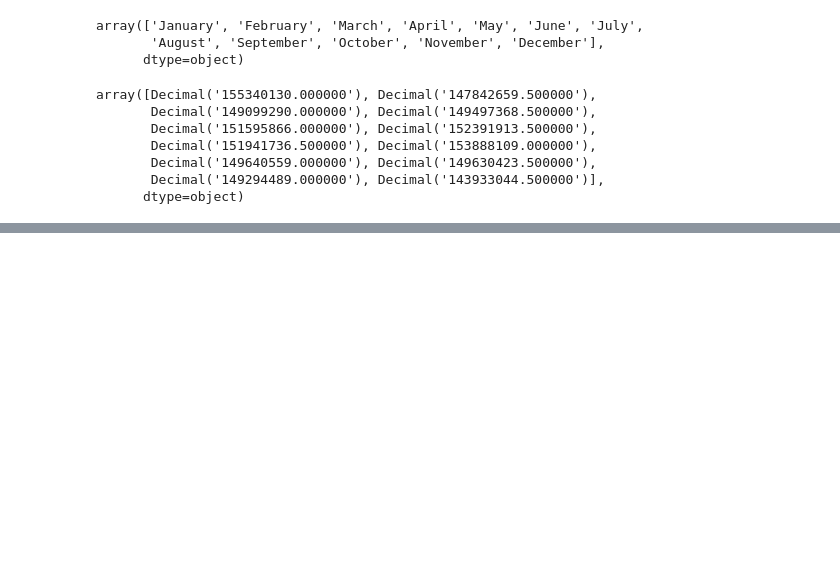
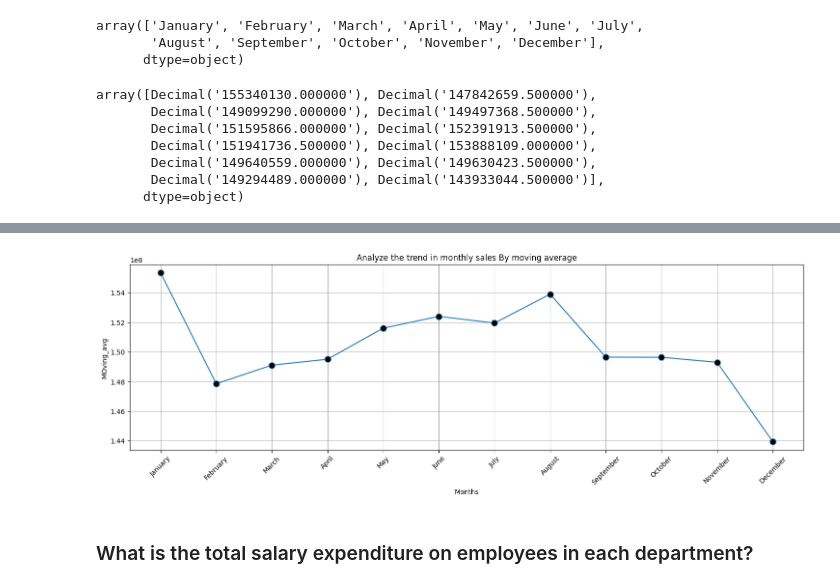
Before and after one commit to Manishkumar902/Swift-market, a Jupyter notebook: test.ipynb, the cells around one changed output, grey strips where cells are left out. Saved outputs shown, nothing was run; the diff lists cells and outputs as text; code cells hidden in the pictures; blank space fills up the shorter version.

```diff
--- a/test.ipynb
+++ b/test.ipynb
@@ -56,6 +56,11 @@ pd.DataFrame(data=rows,columns= cursor.column_names)
 | 2 | 23002 | C-2023-100-86 | 6029 | 1035 | 2023-03-26 | 2 | 47172.00 |
 | 3 | 23003 | C-2023-100-72 | 6006 | 1016 | 2023-08-01 | 2 | 117644.00 |
 | 4 | 23004 | C-2023-100-142 | 6030 | 1067 | 2023-03-06 | 5 | 336560.00 |
+# %%
+def read_query(query):
+    cursor.execute(query)
+    rows = cursor.fetchall()
+    return pd.DataFrame(data = rows , columns = cursor.column_names )
 # %%
 query = "Show tables"
 read_query (query)
@@ -534,0 +566,13 @@ array([Decimal('155340130.000000'), Decimal('147842659.500000'),
+# %%
+plt.figure(figsize=(18,5))
+plt.plot(Months,Move_avg , marker = 'o' , ms = 9 , mfc= 'black')
+plt.title('Analyze the trend in monthly sales By moving average')
+plt.xlabel('Months')
+plt.ylabel('MOving_avg')
+plt.xticks(rotation=(45))
+plt.grid()
+plt.show()
+# %% [output]
+[figure, added]
+# %% [markdown]
+### What is the total salary expenditure on employees in each department?
```
Also changed, not shown: parts of 26 cells of this notebook.
